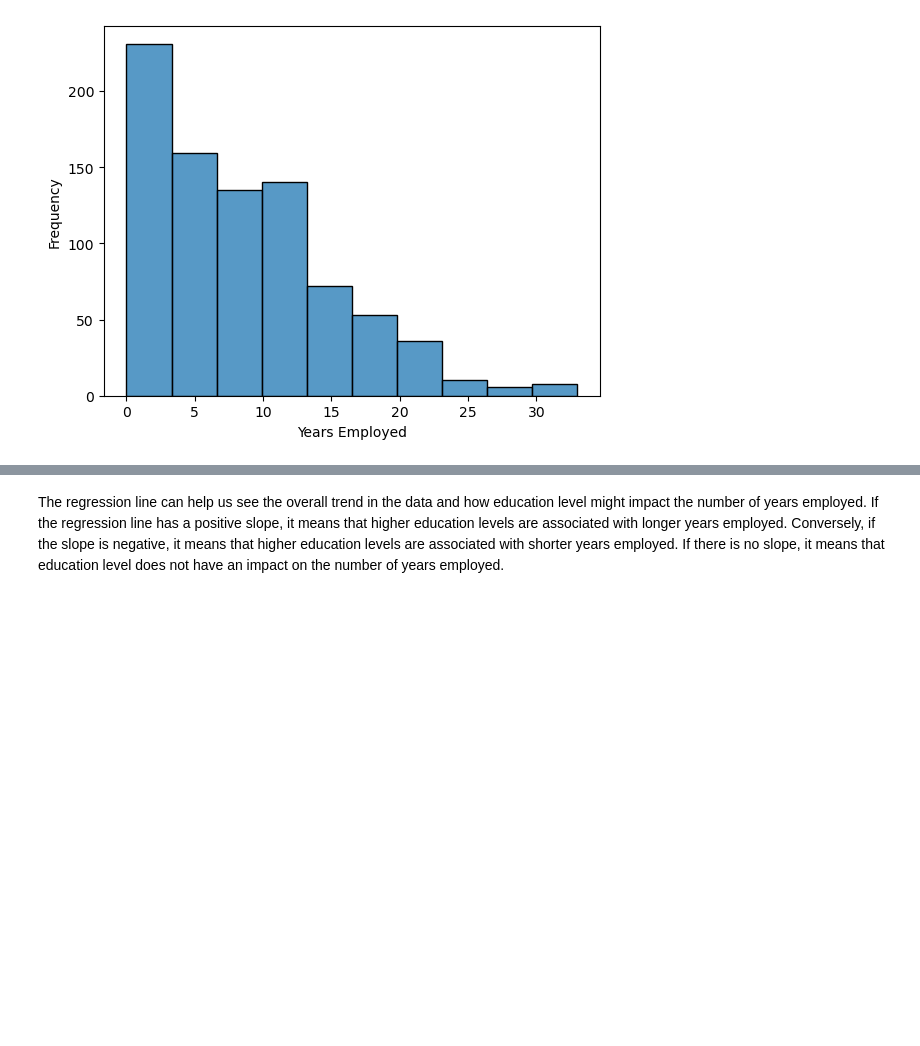
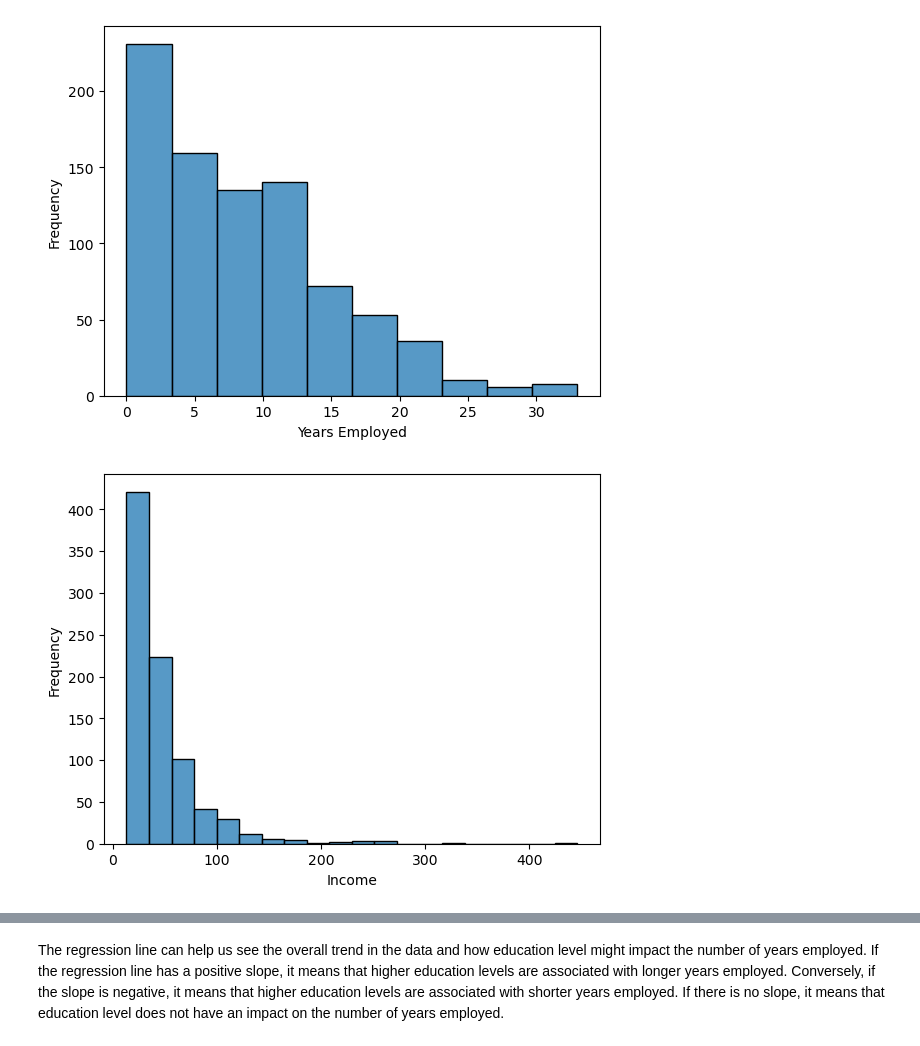
Before and after one commit to karthikmswamy/PandasNumPyScikit_MasterClass, a Jupyter notebook: ChapterTwo/CustomerSegmentation.ipynb, the cells around one changed output, grey strips where cells are left out. Saved outputs shown, nothing was run; the diff lists cells and outputs as text; code cells hidden in the pictures; blank space fills up the shorter version.

```diff
--- a/ChapterTwo/CustomerSegmentation.ipynb
+++ b/ChapterTwo/CustomerSegmentation.ipynb
@@ -59,3 +79,11 @@ plt.ylabel("Frequency")
 plt.show()
 # %% [output]
 [figure]
+# %%
+# Create a histogram of income
+sns.histplot(data=cust_df, x="Income", bins=20)
+plt.xlabel("Income")
+plt.ylabel("Frequency")
+plt.show()
+# %% [output]
+[figure, added]
```
Also changed, not shown: parts of 17 cells of this notebook.
